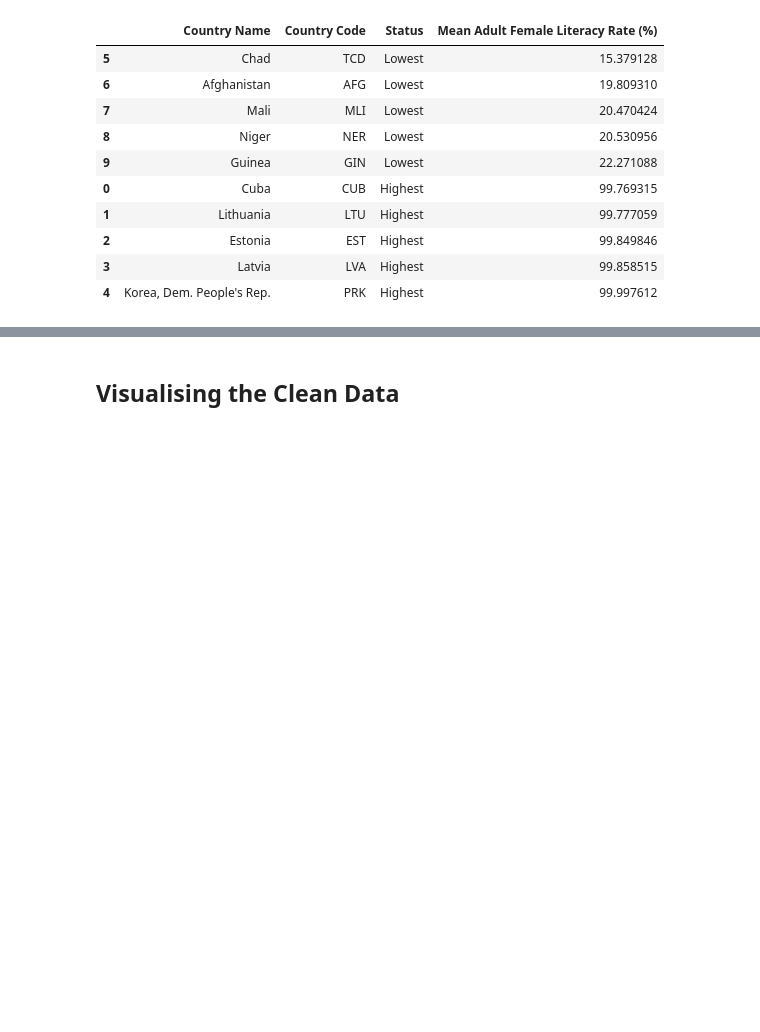
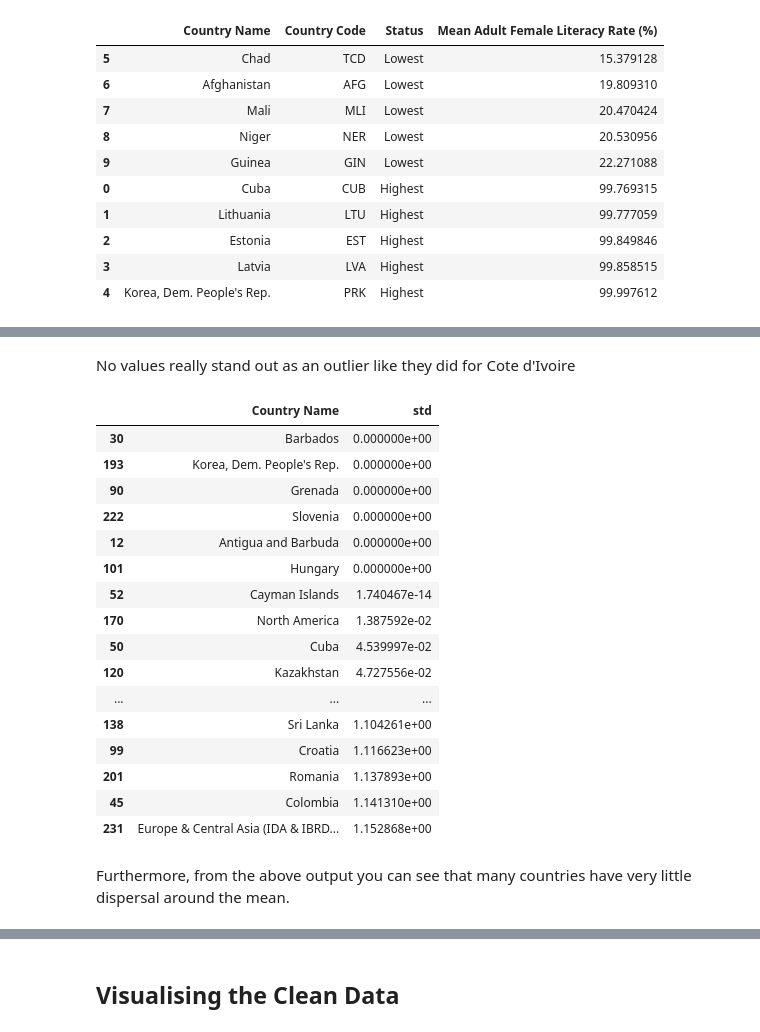
Before and after one commit to nf-97/literacy-project, a Jupyter notebook: adult-female-literacy-dc/adult-female-literacy-dc.ipynb, the cells around one changed output, grey strips where cells are left out. Drawn from its saved outputs; the diff is of its cells as text; code cells hidden in the pictures; blank space fills up the shorter version.

```diff
--- a/adult-female-literacy-dc/adult-female-literacy-dc.ipynb
+++ b/adult-female-literacy-dc/adult-female-literacy-dc.ipynb
@@ -536,0 +608,24 @@ final_df
+# %% [markdown]
+No values really stand out as an outlier like they did for Cote d'Ivoire
+# %%
+std_countries[std_countries["std"].notnull()].sort_values(by="std", ascending=True).head(50)
+# %% [output]
+|  | Country Name | std |
+| 30 | Barbados | 0.000000e+00 |
+| 193 | Korea, Dem. People's Rep. | 0.000000e+00 |
+| 90 | Grenada | 0.000000e+00 |
+| 222 | Slovenia | 0.000000e+00 |
+| 12 | Antigua and Barbuda | 0.000000e+00 |
+| 101 | Hungary | 0.000000e+00 |
+| 52 | Cayman Islands | 1.740467e-14 |
+| 170 | North America | 1.387592e-02 |
+| 50 | Cuba | 4.539997e-02 |
+| 120 | Kazakhstan | 4.727556e-02 |
+| ... | ... | ... |
+| 138 | Sri Lanka | 1.104261e+00 |
+| 99 | Croatia | 1.116623e+00 |
+| 201 | Romania | 1.137893e+00 |
+| 45 | Colombia | 1.141310e+00 |
+| 231 | Europe & Central Asia (IDA & IBRD... | 1.152868e+00 |
+# %% [markdown]
+Furthermore, from the above output you can see that many countries have very little dispersal around the mean.
```
Also changed, not shown: parts of 42 cells of this notebook.
